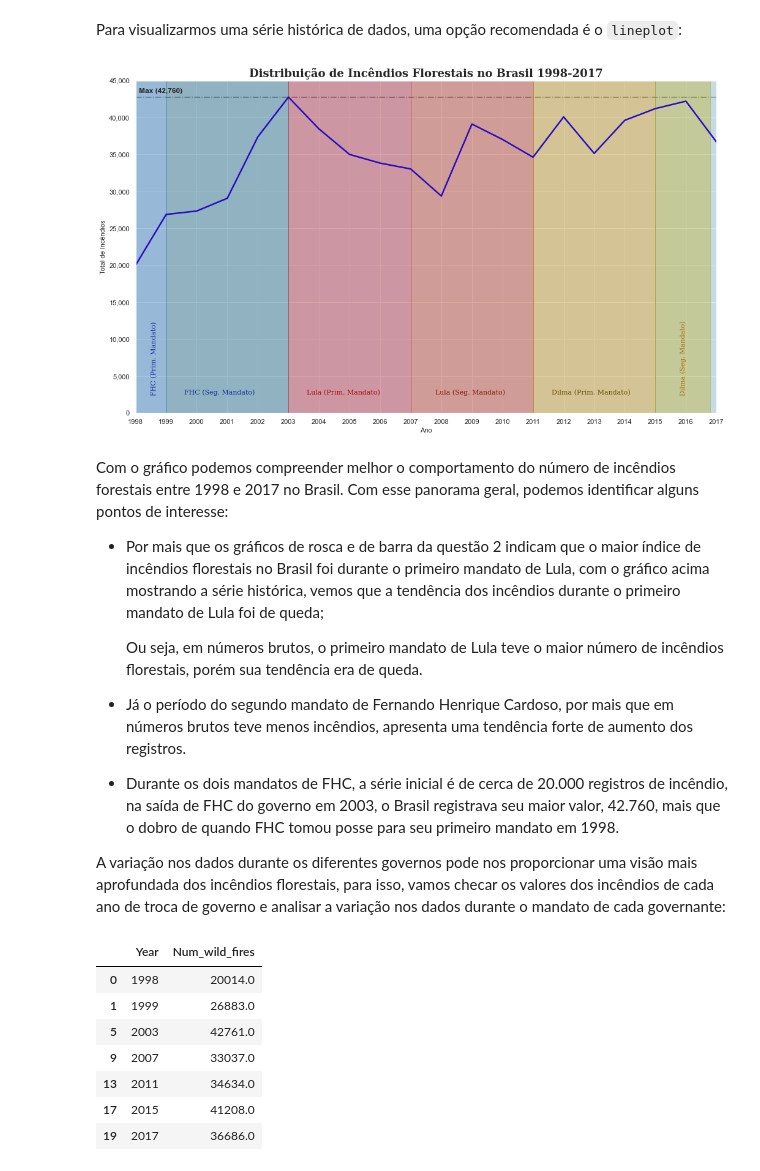
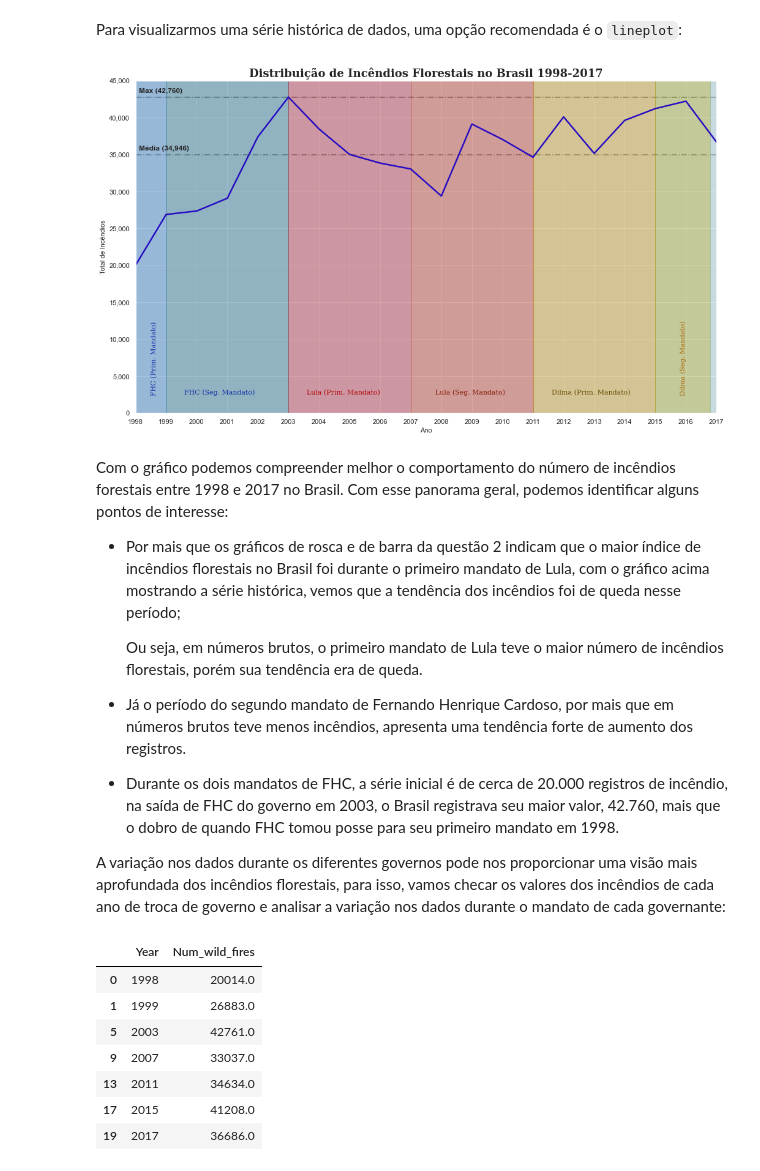
Before and after one commit to JoSEPHDev2022/Forest_Fires_Brazil, a Jupyter notebook: relatorio.ipynb, the cells around one changed output. Drawn from its saved outputs; the diff is of its cells as text; code cells hidden in the pictures.

```diff
--- a/relatorio.ipynb
+++ b/relatorio.ipynb
@@ -903,6 +903,18 @@ plt.axhline(
     y=fires_per_year['Num_wild_fires'].max(),
     linewidth = 1.5, linestyle ="dashdot",
     color ='gray', zorder=1)
+
+# Adicionando linha que representa o valor médio do eixo Y:
+plt.annotate(
+    'Média (34,946)', fontsize=12, fontweight='bold',
+    xy=(1998.1, fires_per_year['Num_wild_fires'].mean() + 600),
+    rotation=0)
+
+plt.axhline(
+    y=fires_per_year['Num_wild_fires'].mean(),
+    linewidth = 1.5, linestyle ="dashdot",
+    color ='gray', zorder=1)
+
 
 # Alterando apresentação dos ticks no eixo X:
 ax.xaxis.set_major_locator(plt.MaxNLocator(19)) # 19 pois são 19 anos no intervalo
@@ -931,39 +943,39 @@ plt.text(
 # Lula (Primeiro Mandato):
 plt.axvspan(2003, 2007, color='#a1182a', alpha=0.4)
 plt.text(
     2003.6, 2500, 'Lula (Prim. Mandato)',
     fontdict={'size': 11, 'family': 'serif'}, color='#b30707')
 
 # Lula (Segundo Mandato):
 plt.axvspan(2007, 2011, color='#ab2811', alpha=0.4)
 plt.text(
     2007.8, 2500, 'Lula (Seg. Mandato)',
     fontdict={'size': 11, 'family': 'serif'}, color='#851b08')
 
 # Dilma (Primeiro Mandato):
 plt.axvspan(2011, 2015, color='#b3890b', alpha=0.4)
 plt.text(
     2011.6, 2500, 'Dilma (Prim. Mandato)',
     fontdict={'size': 11, 'family': 'serif'}, color='#6b5206')
 
 # Dilma (Segundo Mandato):
 plt.axvspan(2015, 2016.8, color='#8c9918', alpha=0.4)
 plt.text(
     2015.8, 2500, 'Dilma (Seg. Mandato)',
     fontdict={'size': 11, 'family': 'serif'}, color='#ad6d0c',
     rotation=90)
 
 # Temer:
 plt.axvspan(2016.8, 2017, color='#93c4c7', alpha=0.4)
 
 plt.show()
 # %% [output]
-[figure, old version]
+[figure, new version]
 # %% [markdown]
 Com o gráfico podemos compreender melhor o comportamento do número de incêndios forestais entre 1998 e 2017 no Brasil.
 Com esse panorama geral, podemos identificar alguns pontos de interesse:
 
-- Por mais que os gráficos de rosca e de barra da questão 2 indicam que o maior índice de incêndios florestais no Brasil foi durante o primeiro mandato de Lula, com o gráfico acima mostrando a série histórica, vemos que a tendência dos incêndios durante o primeiro mandato de Lula foi de queda;
+- Por mais que os gráficos de rosca e de barra da questão 2 indicam que o maior índice de incêndios florestais no Brasil foi durante o primeiro mandato de Lula, com o gráfico acima mostrando a série histórica, vemos que a tendência dos incêndios foi de queda nesse período;
 
     Ou seja, em números brutos, o primeiro mandato de Lula teve o maior número de incêndios florestais, porém sua tendência era de queda.
 
```
Also changed, not shown: parts of 24 cells of this notebook.
